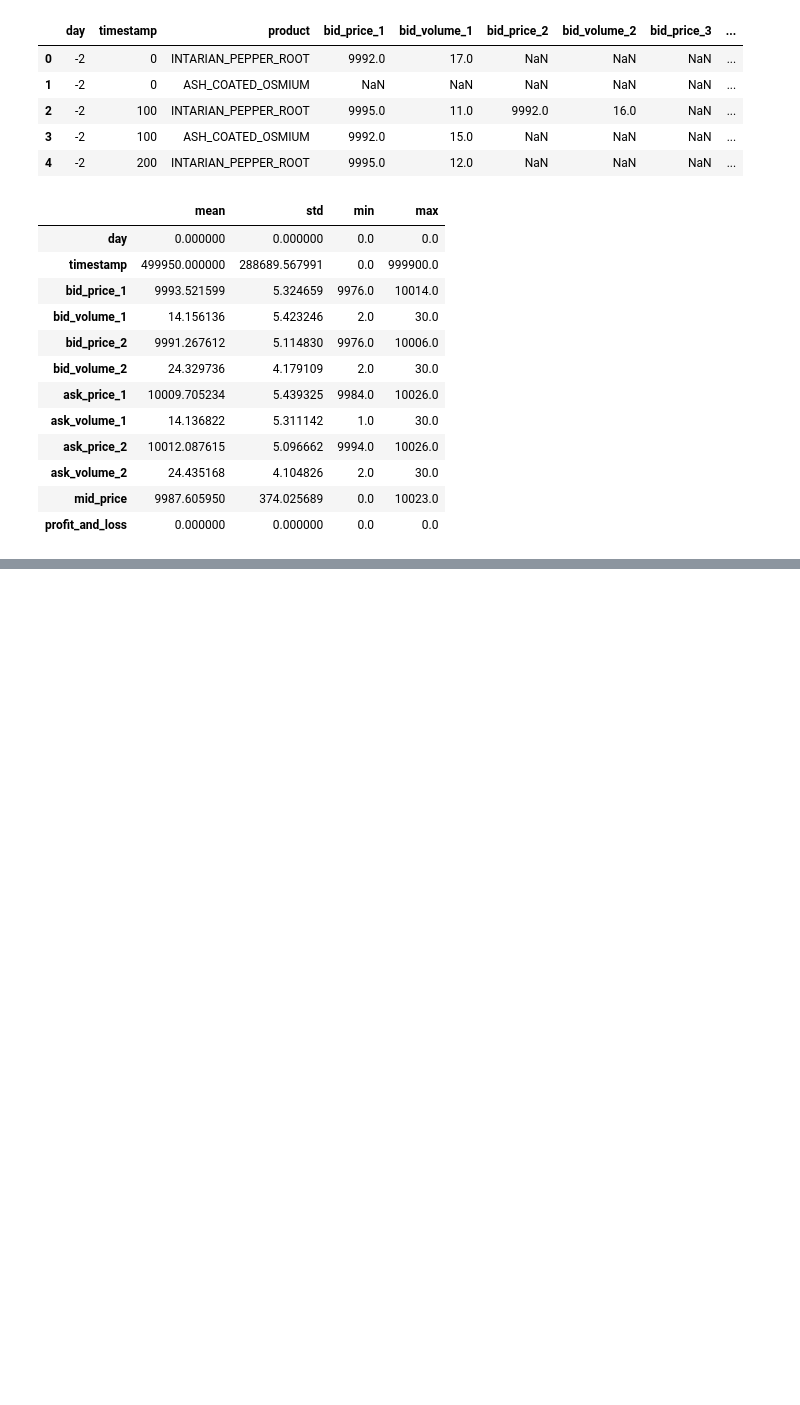
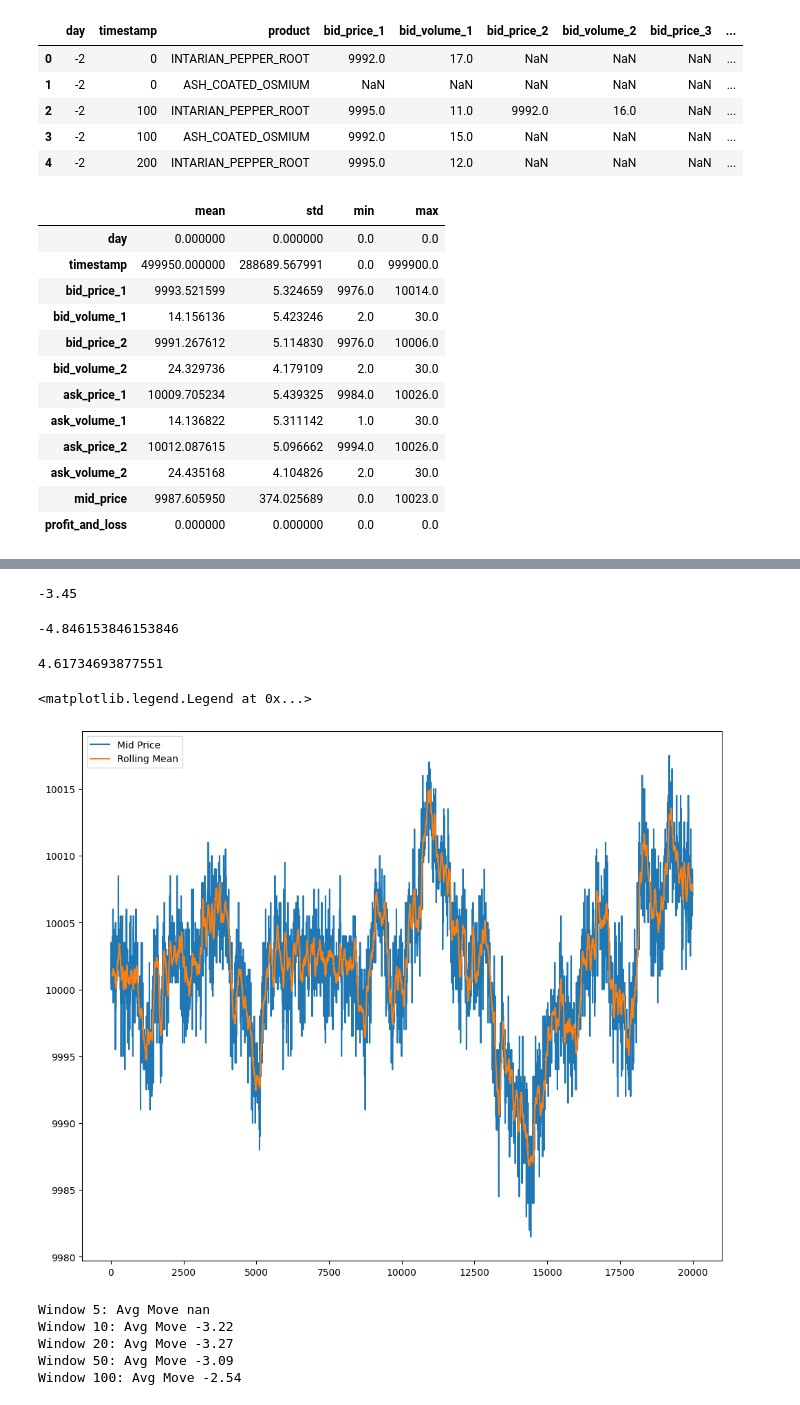
Before and after one commit to Sudhanva420/imc-prosperity-4, a Jupyter notebook: Codes/Notebooks/ac_osmium.ipynb, the cells around one changed output, grey strips where cells are left out. Cells and saved outputs as stored; diff of their text form; code cells hidden in the pictures; blank space fills up the shorter version.

```diff
--- a/Codes/Notebooks/ac_osmium.ipynb
+++ b/Codes/Notebooks/ac_osmium.ipynb
@@ -337,0 +181,2 @@ plt.plot(aco0['mid_price'], label='given mid')
+# %%
+df = aco0_valid.copy()
@@ -337,0 +211,41 @@ plt.plot(aco0['mid_price'], label='given mid')
+# %%
+window = 20
+df['mu'] = df['mid_price'].rolling(window=window).mean()
+df['std'] = df['mid_price'].rolling(window=window).std()
+
+df['zscore'] = (df['mid_price'] - df['mu']) / df['std']
+
+df['future_return'] = df['mid_price'].shift(-10) - df['mid_price']
+print(df[df['zscore'] > 2]['future_return'].mean())
+# %% [output]
+-3.45
+# %%
+print(df[df['zscore'] > 3]['future_return'].mean())
+# %% [output]
+-4.846153846153846
+# %%
+print(df[df['zscore'] < -3]['future_return'].mean())
+# %% [output]
+4.61734693877551
+# %%
+plt.figure(figsize=(12, 10))
+plt.plot(df['mid_price'], label='Mid Price')
+plt.plot(df['mu'], label='Rolling Mean')
+plt.legend()
+# %% [output]
+<matplotlib.legend.Legend at 0x...>
+[figure, added]
+# %%
+for w in [5, 10, 20, 50, 100]:
+    df['rolling_mu'] = df['mid_price'].rolling(w).mean()
+    df['rolling_std'] = df['mid_price'].rolling(w).std()
+    df['z'] = (df['mid_price'] - df['rolling_mu']) / df['rolling_std']
+
+    avg_move = df[df['z'] > 2]['future_return'].mean()
+    print(f"Window {w}: Avg Move {avg_move:.2f}")
+# %% [output]
+Window 5: Avg Move nan
+Window 10: Avg Move -3.22
+Window 20: Avg Move -3.27
+Window 50: Avg Move -3.09
+Window 100: Avg Move -2.54
```
Also changed, not shown: parts of 37 cells of this notebook, 4 other files.
